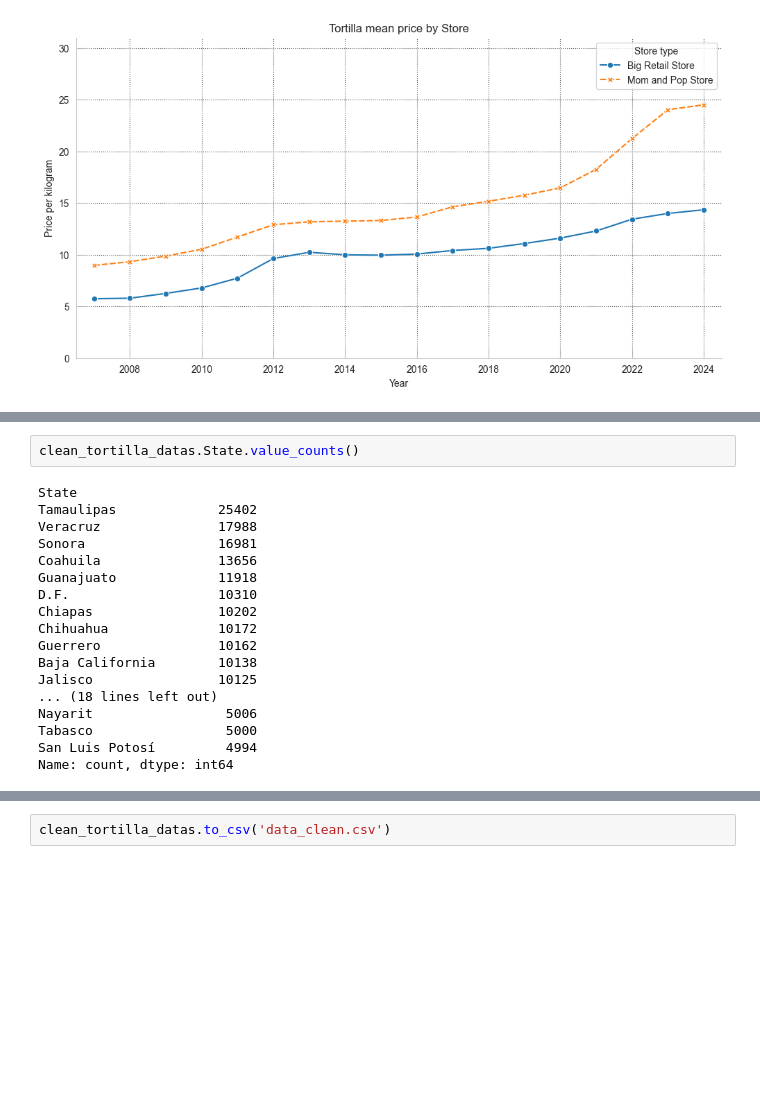
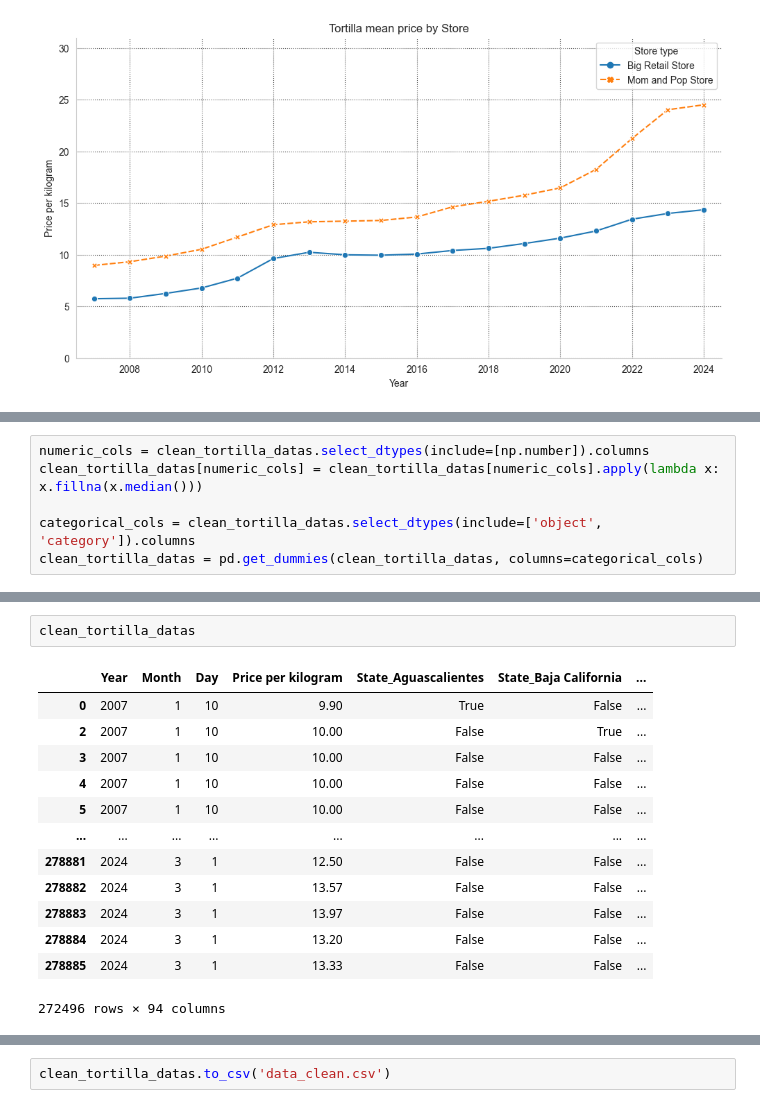
Before and after one commit to Rhapsoody/TortillaPredict, a Jupyter notebook: TortiPredict.ipynb, the cells around one changed output, grey strips where cells are left out. Saved outputs shown, nothing was run; the diff lists cells and outputs as text; blank space fills up the shorter version.

```diff
--- a/TortiPredict.ipynb
+++ b/TortiPredict.ipynb
@@ -246,0 +245,6 @@ def categorical(df, column):
+# %%
+numeric_cols = clean_tortilla_datas.select_dtypes(include=[np.number]).columns
+clean_tortilla_datas[numeric_cols] = clean_tortilla_datas[numeric_cols].apply(lambda x: x.fillna(x.median()))
+
+categorical_cols = clean_tortilla_datas.select_dtypes(include=['object', 'category']).columns
+clean_tortilla_datas = pd.get_dummies(clean_tortilla_datas, columns=categorical_cols)
@@ -247,23 +257,19 @@ def categorical(df, column):
 # %%
-clean_tortilla_datas.State.value_counts()
+clean_tortilla_datas
 # %% [output]
+|  | Year | Month | Day | Price per kilogram | State_Aguascalientes | State_Baja California | ... |
+| 0 | 2007 | 1 | 10 | 9.90 | True | False | ... |
+| 2 | 2007 | 1 | 10 | 10.00 | False | True | ... |
+| 3 | 2007 | 1 | 10 | 10.00 | False | False | ... |
+| 4 | 2007 | 1 | 10 | 10.00 | False | False | ... |
+| 5 | 2007 | 1 | 10 | 10.00 | False | False | ... |
+| ... | ... | ... | ... | ... | ... | ... | ... |
+| 278881 | 2024 | 3 | 1 | 12.50 | False | False | ... |
+| 278882 | 2024 | 3 | 1 | 13.57 | False | False | ... |
+| 278883 | 2024 | 3 | 1 | 13.97 | False | False | ... |
+| 278884 | 2024 | 3 | 1 | 13.20 | False | False | ... |
+| 278885 | 2024 | 3 | 1 | 13.33 | False | False | ... |
-State
-Tamaulipas             25402
-Veracruz               17988
-Sonora                 16981
-Coahuila               13656
-Guanajuato             11918
-D.F.                   10310
-Chiapas                10202
-Chihuahua              10172
-Guerrero               10162
-Baja California        10138
-Jalisco                10125
-... (18 lines left out)
-Nayarit                 5006
-Tabasco                 5000
-San Luis Potosí         4994
-Name: count, dtype: int64
+272496 rows × 94 columns
 # %%
 clean_tortilla_datas.columns
 # %% [output]
```
Also changed, not shown: parts of 26 cells of this notebook, 3 other files.
